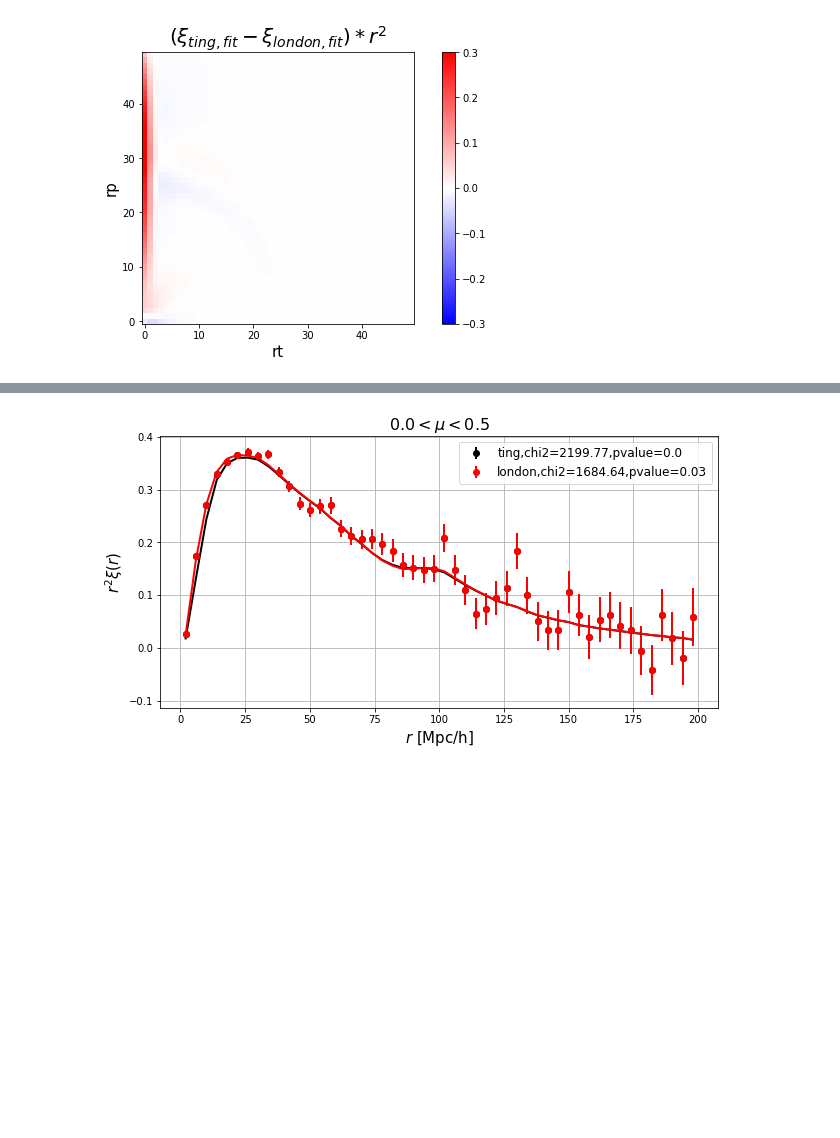
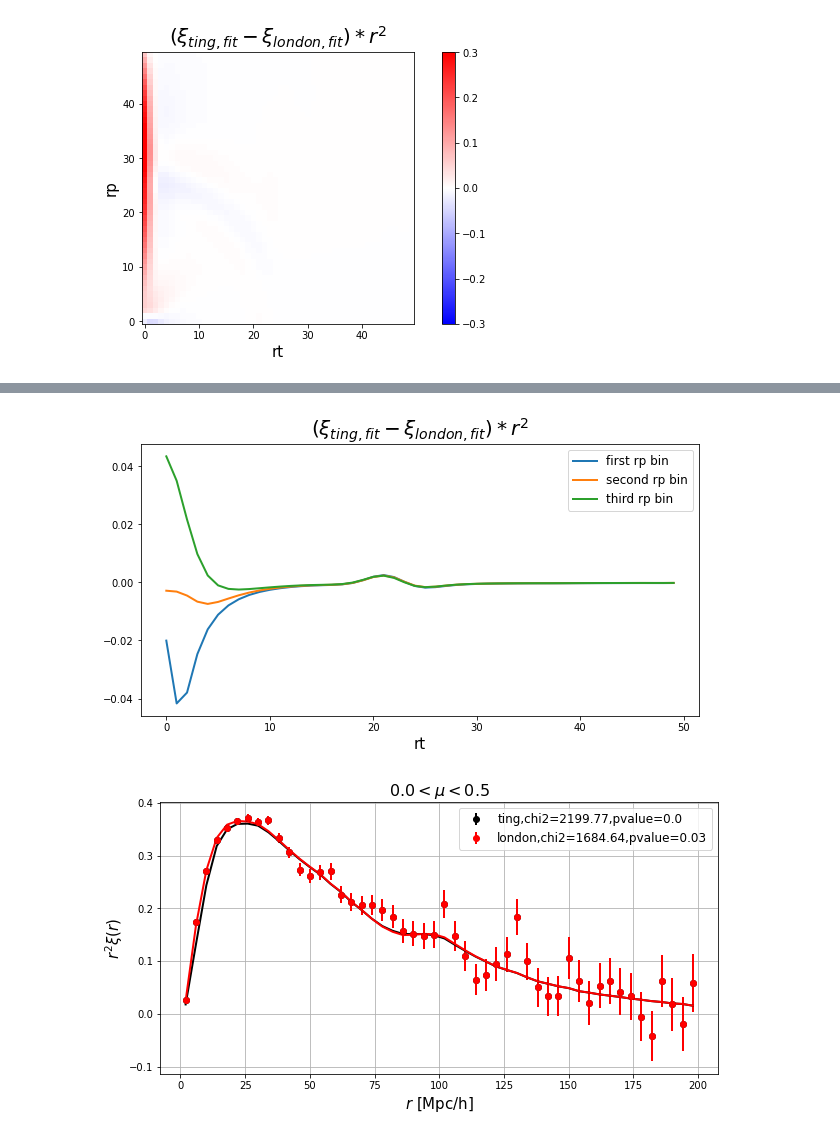
Before and after one commit to moonlovist/Eboss-mocks, a Jupyter notebook: mock_London.ipynb, the cells around one changed output, grey strips where cells are left out. Saved outputs shown, nothing was run; the diff lists cells and outputs as text; code cells hidden in the pictures; blank space fills up the shorter version.

```diff
--- a/mock_London.ipynb
+++ b/mock_London.ipynb
@@ -165,3 +180,16 @@ plt.show()
+# %%
+cf_difference = ((xi_ting-xi_london)*r_bins_square).reshape(50,50)
+fig = plt.figure() # create the canvas for plotting
+plt.title(r'$(\xi_{ting,fit}-\xi_{london,fit})*r^2$', fontsize=20)
+plt.plot(cf_difference[0],label = 'first rp bin')
+plt.plot(cf_difference[1],label = 'second rp bin')
+plt.plot(cf_difference[2],label = 'third rp bin')
+#plt.xlabel('rt')
+plt.xlabel('rt')
+plt.legend()
+plt.show()
+# %% [output]
+[figure, added]
 # %%
 total_dir = '/global/cfs/cdirs/desi/science/lya/picca_on_mocks/london/v9.0/v9.0.0/eboss-0.2/'
 names = ['ting',
```
Also changed, not shown: parts of 2 cells of this notebook.
